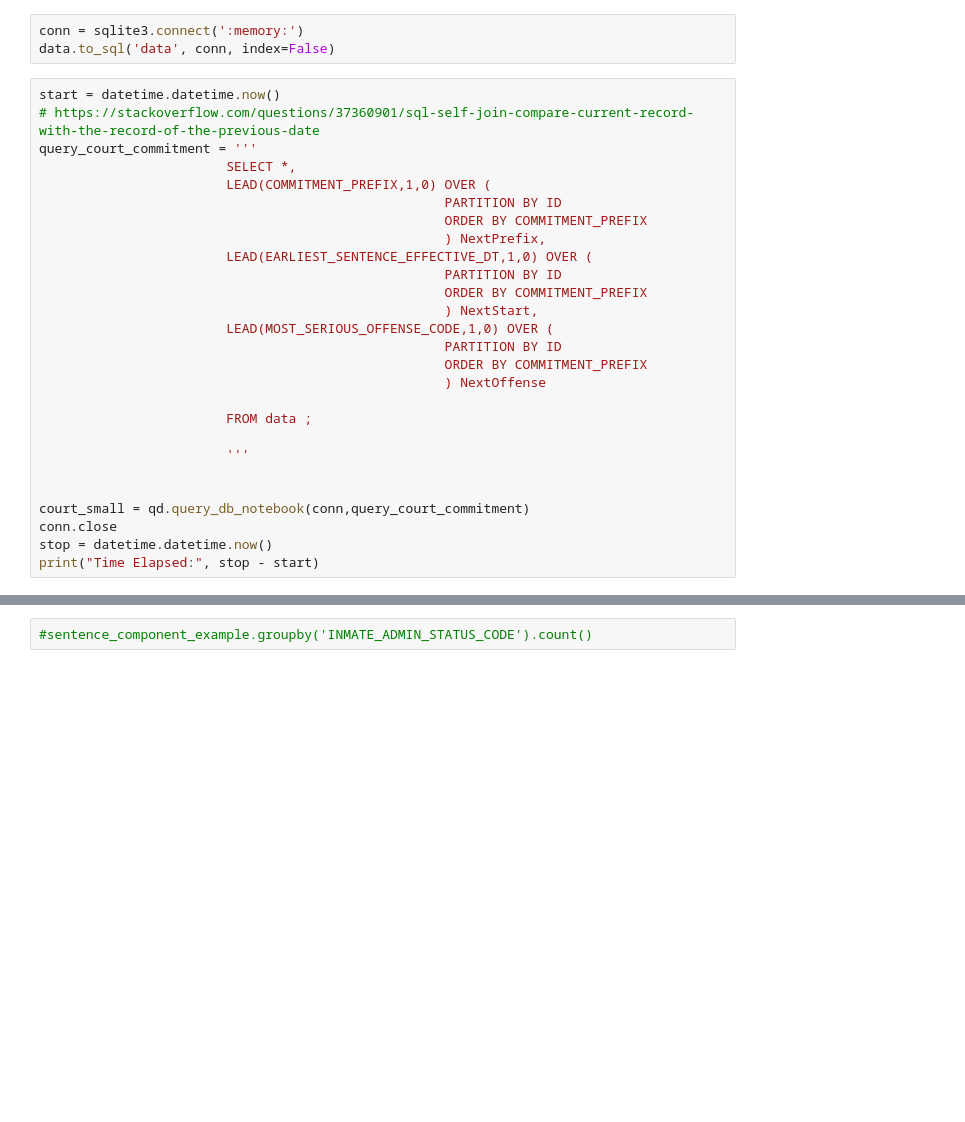
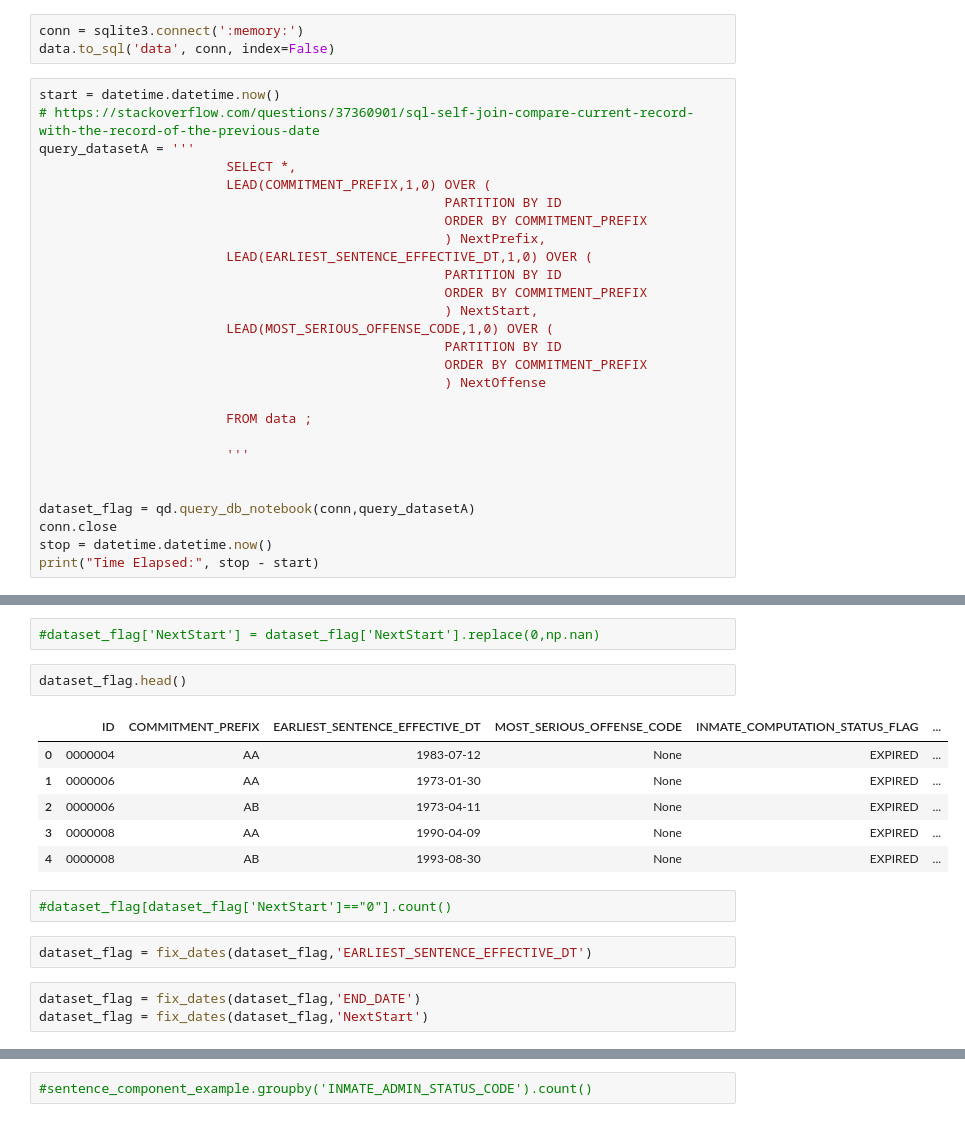
Before and after one commit to christi-liongson/covid_decarceration, a Jupyter notebook: files/build_dataset.ipynb, the cells around one changed output, grey strips where cells are left out. Saved outputs shown, nothing was run; the diff lists cells and outputs as text; blank space fills up the shorter version.

```diff
--- a/files/build_dataset.ipynb
+++ b/files/build_dataset.ipynb
@@ -441,7 +441,7 @@ data.to_sql('data', conn, index=False)
 # %%
 start = datetime.datetime.now()
 # https://stackoverflow.com/questions/37360901/sql-self-join-compare-current-record-with-the-record-of-the-previous-date
-query_court_commitment = '''
+query_datasetA = '''
                         SELECT *,
                         LEAD(COMMITMENT_PREFIX,1,0) OVER (
                                                     PARTITION BY ID
@@ -461,7 +461,7 @@ query_court_commitment = '''
                         '''
 
 
-court_small = qd.query_db_notebook(conn,query_court_commitment)
+dataset_flag = qd.query_db_notebook(conn,query_datasetA)
 conn.close
 stop = datetime.datetime.now()
 print("Time Elapsed:", stop - start)
@@ -504,0 +520,18 @@ court_small.head(20)
+# %%
+#dataset_flag['NextStart'] = dataset_flag['NextStart'].replace(0,np.nan)
+# %%
+dataset_flag.head()
+# %% [output]
+|  | ID | COMMITMENT_PREFIX | EARLIEST_SENTENCE_EFFECTIVE_DT | MOST_SERIOUS_OFFENSE_CODE | INMATE_COMPUTATION_STATUS_FLAG | ... |
+| 0 | 0000004 | AA | 1983-07-12 | None | EXPIRED | ... |
+| 1 | 0000006 | AA | 1973-01-30 | None | EXPIRED | ... |
+| 2 | 0000006 | AB | 1973-04-11 | None | EXPIRED | ... |
+| 3 | 0000008 | AA | 1990-04-09 | None | EXPIRED | ... |
+| 4 | 0000008 | AB | 1993-08-30 | None | EXPIRED | ... |
+# %%
+#dataset_flag[dataset_flag['NextStart']=="0"].count()
+# %%
+dataset_flag = fix_dates(dataset_flag,'EARLIEST_SENTENCE_EFFECTIVE_DT')
+# %%
+dataset_flag = fix_dates(dataset_flag,'END_DATE')
+dataset_flag = fix_dates(dataset_flag,'NextStart')
```
Also changed, not shown: parts of 31 cells of this notebook.
